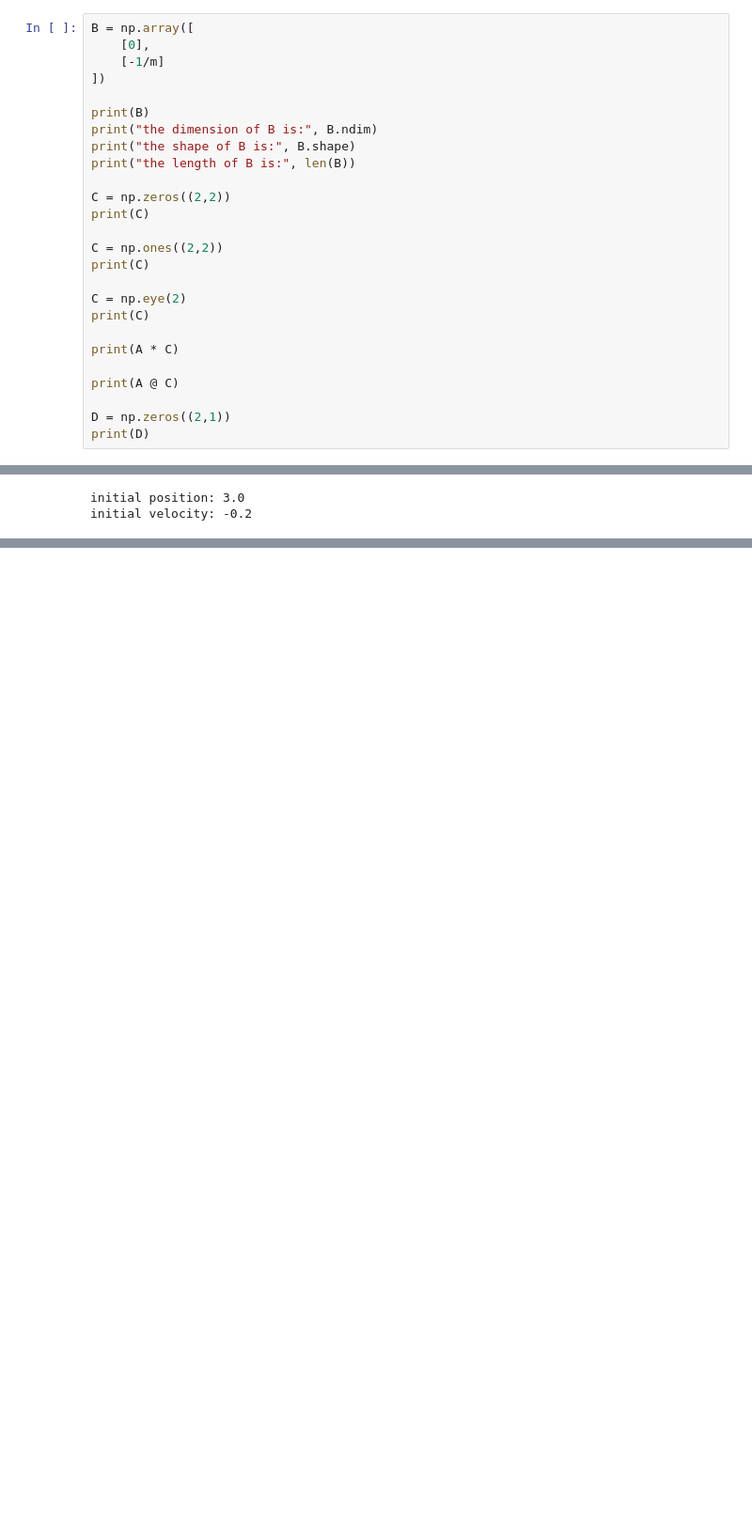
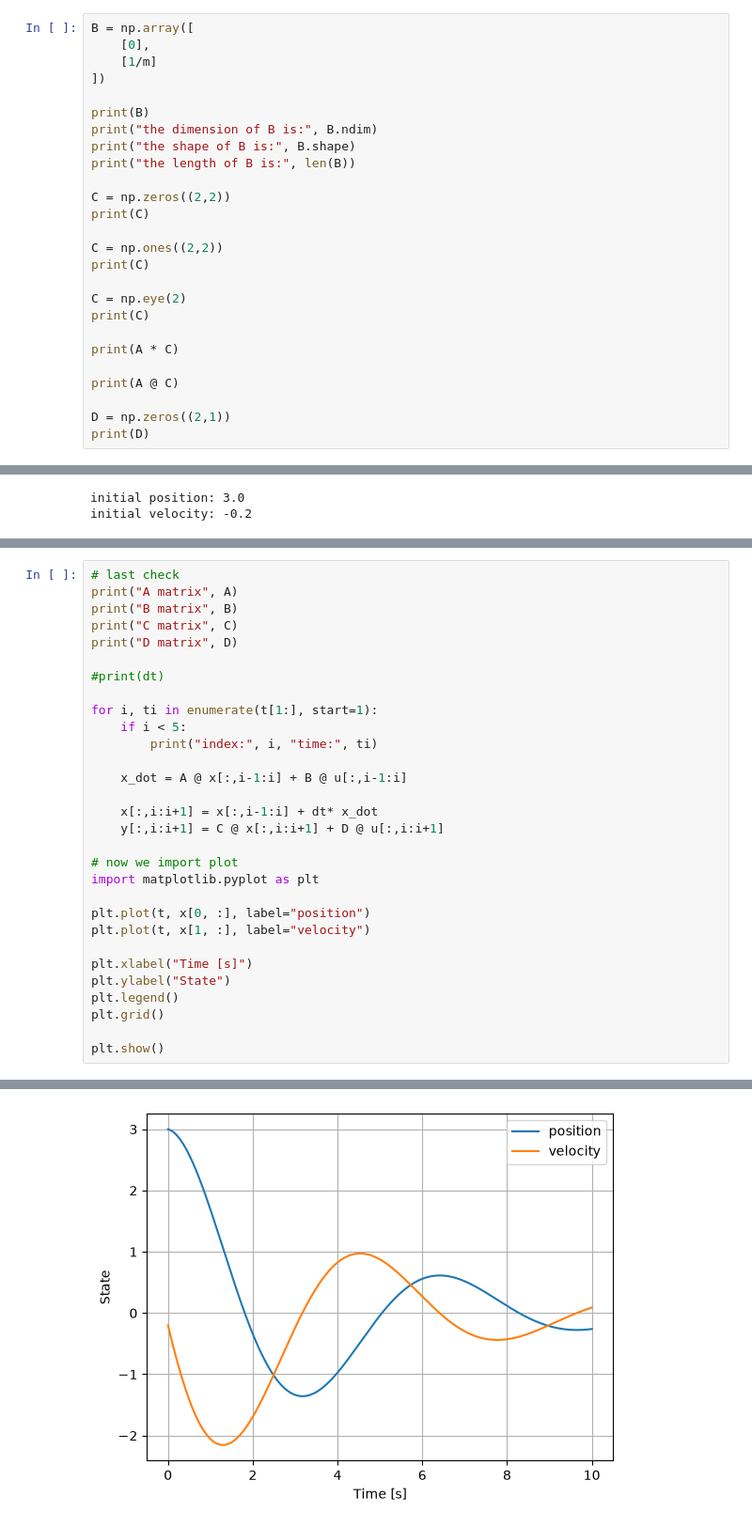
Before and after one commit to itsyuen/learning, a Jupyter notebook: matlab_python/g07_python_numpy_matplot.ipynb, the cells around one changed output, grey strips where cells are left out. Shown at 94% size. Drawn from its saved outputs; the diff is of its cells as text; blank space fills up the shorter version.

```diff
--- a/matlab_python/g07_python_numpy_matplot.ipynb
+++ b/matlab_python/g07_python_numpy_matplot.ipynb
@@ -187,7 +187,7 @@ the length of a is: 2
 # %%
 B = np.array([
     [0],
-    [-1/m]
+    [1/m]
 ])
 
 print(B)
@@ -289,0 +302,31 @@ fixed time step of 0.01 having 1001 steps
+# %%
+# last check
+print("A matrix", A)
+print("B matrix", B)
+print("C matrix", C)
+print("D matrix", D)
+
+#print(dt)
+
+for i, ti in enumerate(t[1:], start=1):
+    if i < 5:
+        print("index:", i, "time:", ti)
+
+    x_dot = A @ x[:,i-1:i] + B @ u[:,i-1:i]
+
+    x[:,i:i+1] = x[:,i-1:i] + dt* x_dot
+    y[:,i:i+1] = C @ x[:,i:i+1] + D @ u[:,i:i+1]
+
+# now we import plot
+import matplotlib.pyplot as plt
+
+plt.plot(t, x[0, :], label="position")
+plt.plot(t, x[1, :], label="velocity")
+
+plt.xlabel("Time [s]")
+plt.ylabel("State")
+plt.legend()
+plt.grid()
+
+plt.show()
+# %% [output]
@@ -289,0 +345 @@ fixed time step of 0.01 having 1001 steps
+[figure, added]
```
Also changed, not shown: parts of 11 cells of this notebook, 4 other files.
